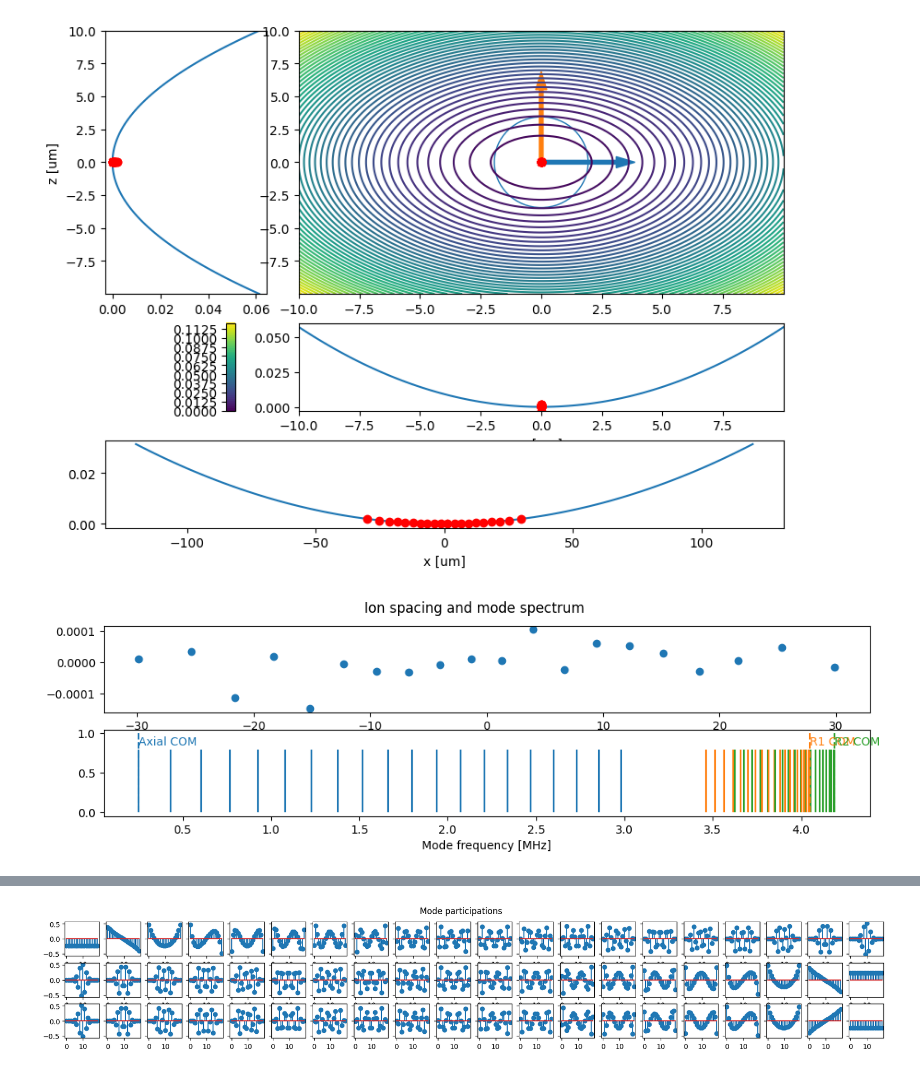
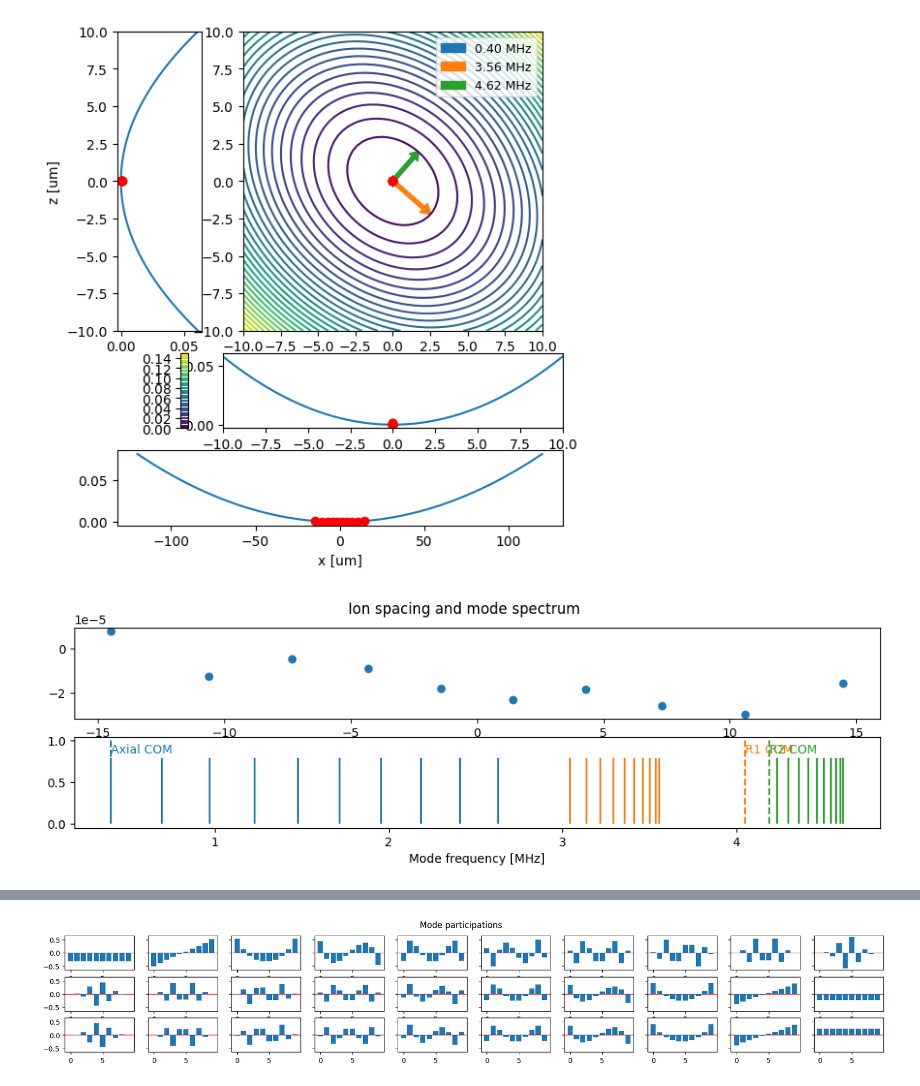
Before and after one commit to tiqi-group/pytrans-examples, a Jupyter notebook: examples/yitterbium_string.ipynb, the cells around one changed output, grey strips where cells are left out. Cells and saved outputs as stored; diff of their text form; code cells hidden in the pictures.

```diff
--- a/examples/yitterbium_string.ipynb
+++ b/examples/yitterbium_string.ipynb
@@ -5,22 +5,20 @@
 import numpy as np
 import matplotlib.pyplot as plt
 
-from pytrans.ions import Ion
+from pytrans.ions import Ca40, Yb171
 from pytrans.analysis.mode_solver import HarmonicTrap, mode_solver, init_crystal
 
 from pytrans.analysis import analyse_potential
-
-
-Yb171 = Ion('Yb171', mass_amu=170.936323)
 # %%
-# wx, wy, wz = 0.402e6, 2.153e6, 2.6e6
-wx, wy, wz = 0.25e6, 4.05e6, 4.19e6
+# wx, wy, wz = 1.3e6, 3.5e6, 4.19e6
+wx, wy, wz = 0.4e6, 4.05e6, 4.19e6
 trap_freqs = np.asarray([wx, wy, wz])
+ion = Yb171
 
-trap = HarmonicTrap(wx, wy, wz, ion=Yb171)
-n_ions = 20
+trap = HarmonicTrap(wx, wy, wz, ion=ion, tilt_yz=3e8)
+n_ions = 10
+ions = [ion] * n_ions
 
-ions = [Yb171] * n_ions
 result = analyse_potential(trap, voltages=None, ions=ions, ion1=ions[0], r0=(0, 0, 0), roi=(120e-6, 1e-5, 1e-5), verbose=False)
 # result = mode_solver(trap, voltages=None, ions=ions, x0=x0)
 
@@ -52,33 +50,35 @@ ax.text(trap_freqs[1] * 1e-6, 0.85, 'R1 COM', color="C1")
 ax.text(trap_freqs[2] * 1e-6, 0.85, 'R2 COM', color="C2")
 
 ax0.set(
     xlabel='x [um]'
 )
 ax.set(
     xlabel='Mode frequency [MHz]'
 )
 
 fig, ax = plt.subplots()
 fig.suptitle('Mode frequencies')
 mode_labels = []
 for j in range(3):
     mode_labels.append(np.where(mode1_index == j)[0])
 
 for j in range(3):
     ax.plot(mode_freqs[mode_labels[j]] * 1e-6, 'o')
 
 # rfreqs = [1.905, 1.985, 2.057, 2.114, 2.153]
 # ax.plot(rfreqs, 'xk', ms=9)
 
 
 
 fig, axess = plt.subplots(3, len(mode_labels[j]), figsize=(21, 3), sharey=True)
 fig.suptitle(f'Mode participations')
 
 for j, axes in enumerate(axess):
     mode_vectors_1 = mode_vectors[mode_labels[j]][:, :, j]
     for mode, ax in enumerate(axes):
-        ax.stem(mode_vectors_1[mode])
+        m = mode_vectors_1[mode]
+        ax.bar(np.arange(len(m)), m)
+        ax.axhline(0, color='r', lw=0.75, zorder=-1)
 # %% [output]
-[figure, old version]
+[figure, new version]
-[figure, old version]
+[figure, new version]
@@ -86 +86 @@ for j, axes in enumerate(axess):
-[figure, old version]
+[figure, new version]
```
Also changed, not shown: parts of 9 cells of this notebook, 8 other files.
